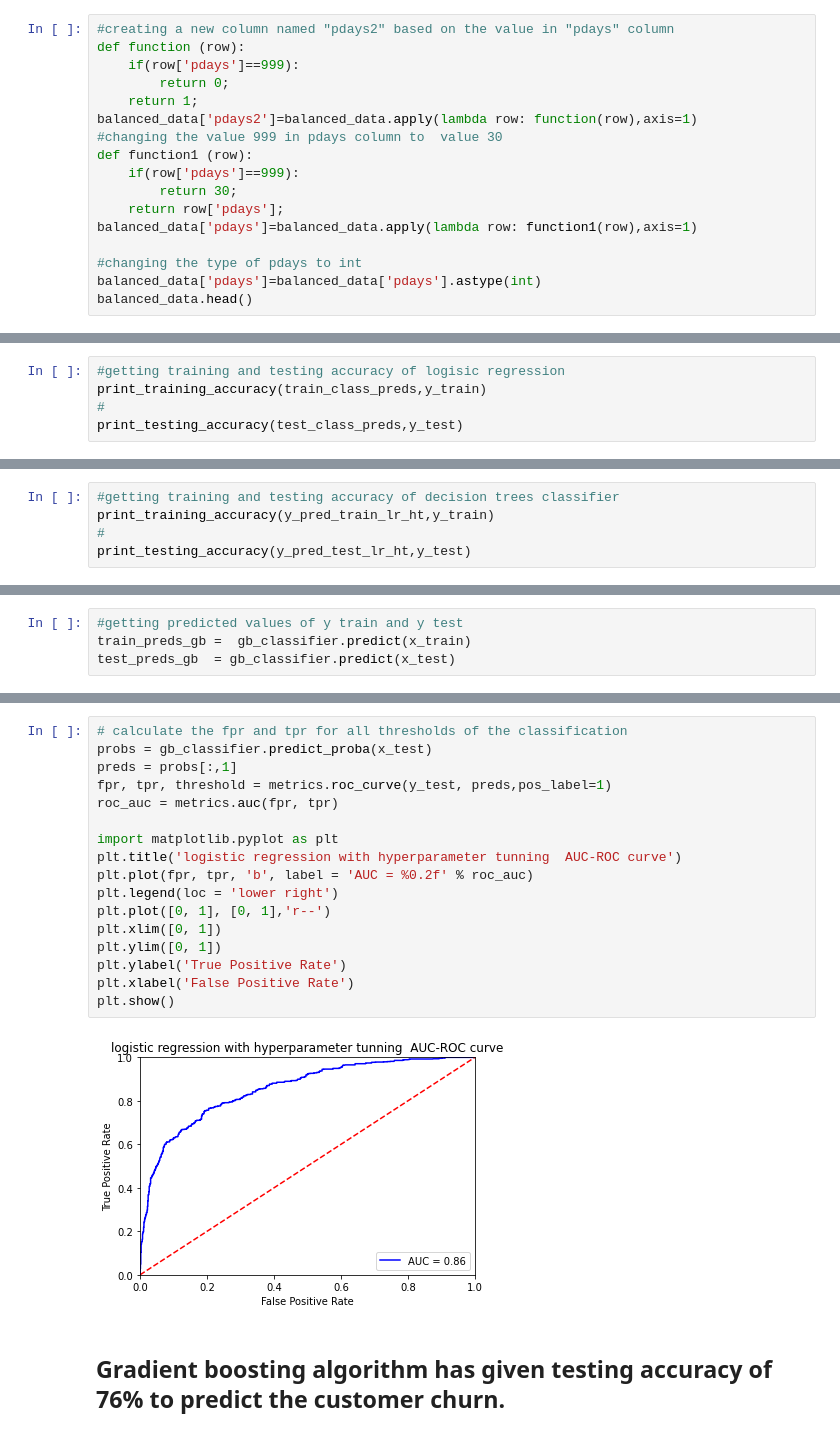
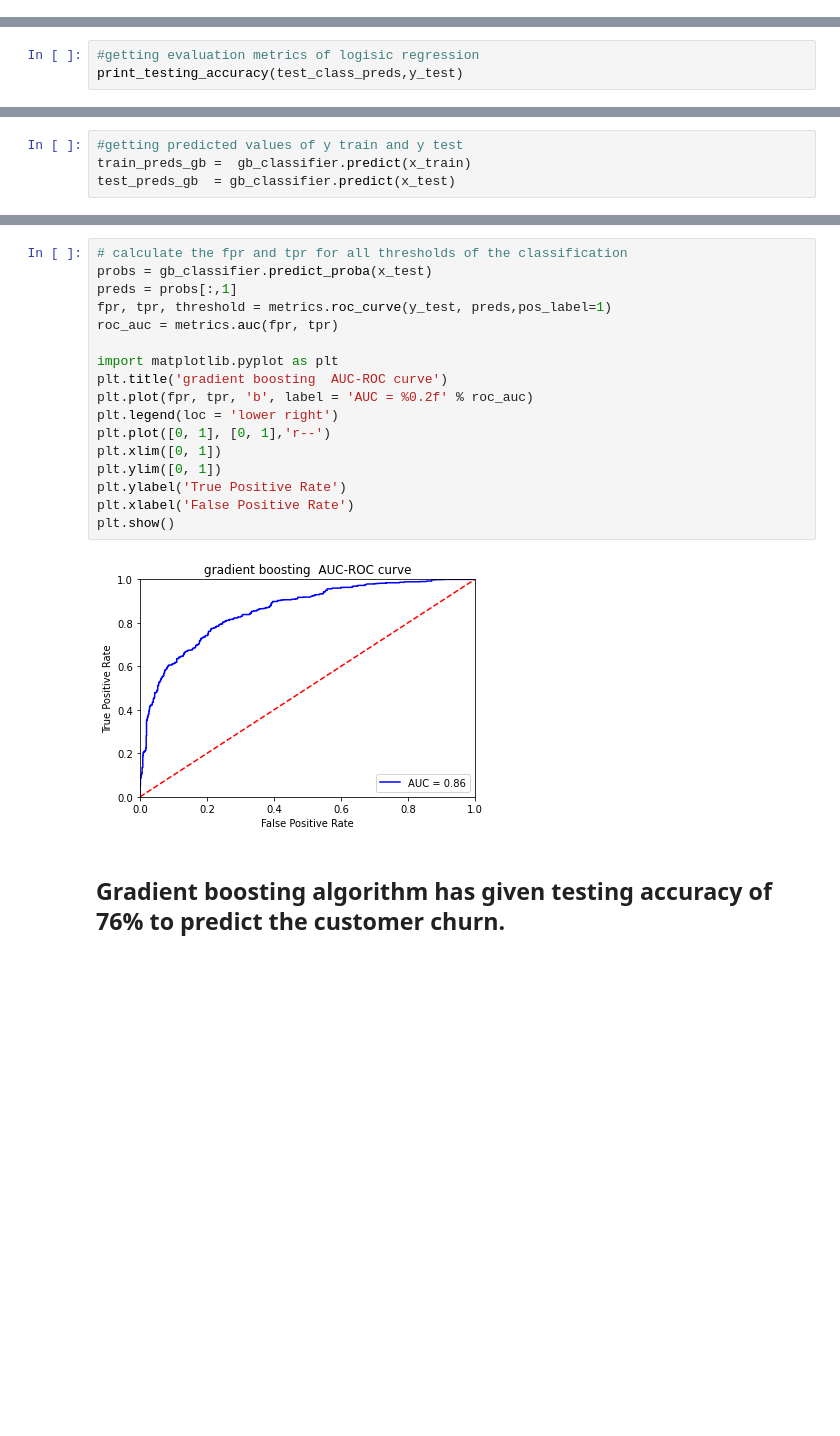
Before and after one commit to Ganeshwalimbe/-Predictive-Modeling-for-Customer-Churn, a Jupyter notebook: Predictive_Modeling_for_Customer_Churn.ipynb, the cells around one changed output, grey strips where cells are left out. Drawn from its saved outputs; the diff is of its cells as text; blank space fills up the shorter version.

```diff
--- a/Predictive_Modeling_for_Customer_Churn.ipynb
+++ b/Predictive_Modeling_for_Customer_Churn.ipynb
@@ -184,19 +191,2 @@ plt.show()
 # %% [markdown]
 ## **We can see that the data is not evenly distributed, therefore we need to standardize**
-# %%
-#creating a new column named "pdays2" based on the value in "pdays" column
-def function (row):
-    if(row['pdays']==999):
-        return 0;
-    return 1;
-balanced_data['pdays2']=balanced_data.apply(lambda row: function(row),axis=1)
-#changing the value 999 in pdays column to  value 30
-def function1 (row):
-    if(row['pdays']==999):
-        return 30;
-    return row['pdays'];
-balanced_data['pdays']=balanced_data.apply(lambda row: function1(row),axis=1)
-
-#changing the type of pdays to int
-balanced_data['pdays']=balanced_data['pdays'].astype(int)
-balanced_data.head()
@@ -332,6 +313,4 @@ def print_testing_accuracy(actual,predicted):
 # %%
-#getting training and testing accuracy of logisic regression
-print_training_accuracy(train_class_preds,y_train)
-#
+#getting evaluation metrics of logisic regression
 print_testing_accuracy(test_class_preds,y_test)
 # %% [output]
@@ -412,8 +393,3 @@ Please also refer to the documentation for alternative solver options:
 #getting predicted values of y train and y test
 y_pred_train_lr_ht=grid_search.predict(x_train)
 y_pred_test_lr_ht=grid_search.predict(x_test)
-# %%
-#getting training and testing accuracy of decision trees classifier
-print_training_accuracy(y_pred_train_lr_ht,y_train)
-#
-print_testing_accuracy(y_pred_test_lr_ht,y_test)
@@ -502,22 +483,22 @@ weighted avg       0.78      0.77      0.77      1879
 # %%
 # calculate the fpr and tpr for all thresholds of the classification
 probs = gb_classifier.predict_proba(x_test)
 preds = probs[:,1]
 fpr, tpr, threshold = metrics.roc_curve(y_test, preds,pos_label=1)
 roc_auc = metrics.auc(fpr, tpr)
 
 import matplotlib.pyplot as plt
-plt.title('logistic regression with hyperparameter tunning  AUC-ROC curve')
+plt.title('gradient boosting  AUC-ROC curve')
 plt.plot(fpr, tpr, 'b', label = 'AUC = %0.2f' % roc_auc)
 plt.legend(loc = 'lower right')
 plt.plot([0, 1], [0, 1],'r--')
 plt.xlim([0, 1])
 plt.ylim([0, 1])
 plt.ylabel('True Positive Rate')
 plt.xlabel('False Positive Rate')
 plt.show()
 # %% [output]
-[figure, old version]
+[figure, new version]
 # %% [markdown]
 ## **Gradient boosting algorithm has given testing accuracy of 76% to predict the customer churn.**
 # %% [markdown]
```
Also changed, not shown: parts of 32 cells of this notebook.
